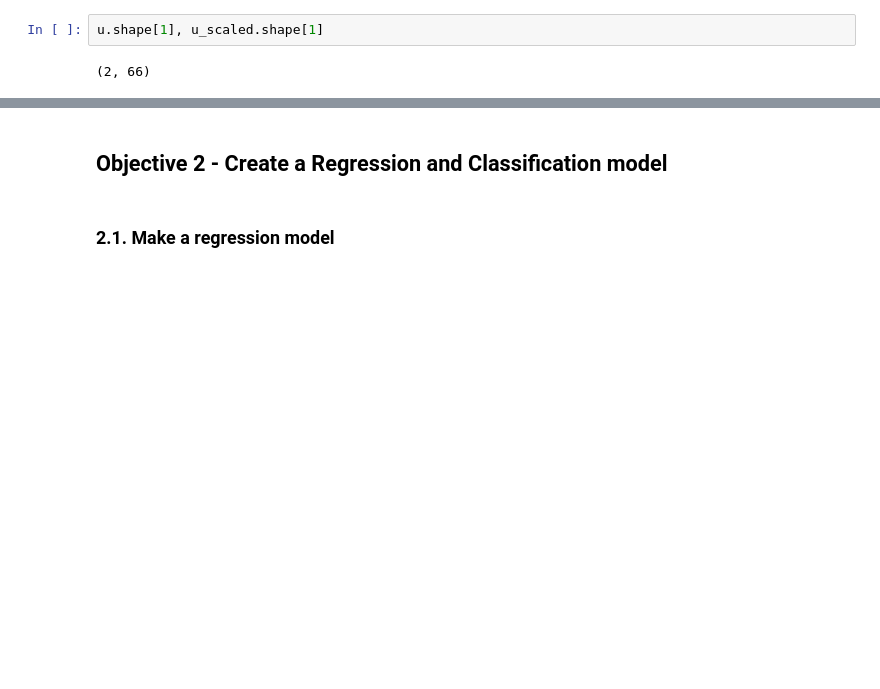
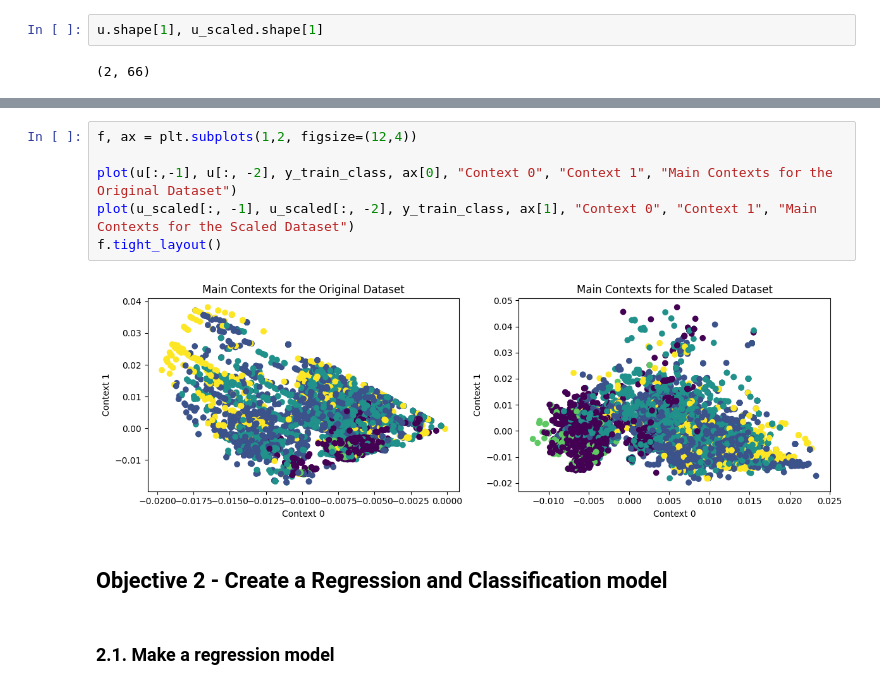
Before and after one commit to joelpoliveira/DataMiningCourse, a Jupyter notebook: Projeto/HA_1/main_Joel.ipynb, the cells around one changed output, grey strips where cells are left out. Cells and saved outputs as stored; diff of their text form; blank space fills up the shorter version.

```diff
--- a/Projeto/HA_1/main_Joel.ipynb
+++ b/Projeto/HA_1/main_Joel.ipynb
@@ -533,3 +582,11 @@ f.tight_layout()
+# %%
+f, ax = plt.subplots(1,2, figsize=(12,4))
+
+plot(u[:,-1], u[:, -2], y_train_class, ax[0], "Context 0", "Context 1", "Main Contexts for the Original Dataset")
+plot(u_scaled[:, -1], u_scaled[:, -2], y_train_class, ax[1], "Context 0", "Context 1", "Main Contexts for the Scaled Dataset")
+f.tight_layout()
+# %% [output]
+[figure, added]
 # %% [markdown]
 ## Objective 2 - Create a Regression and Classification model
 # %% [markdown]
```
Also changed, not shown: parts of 16 cells of this notebook.
